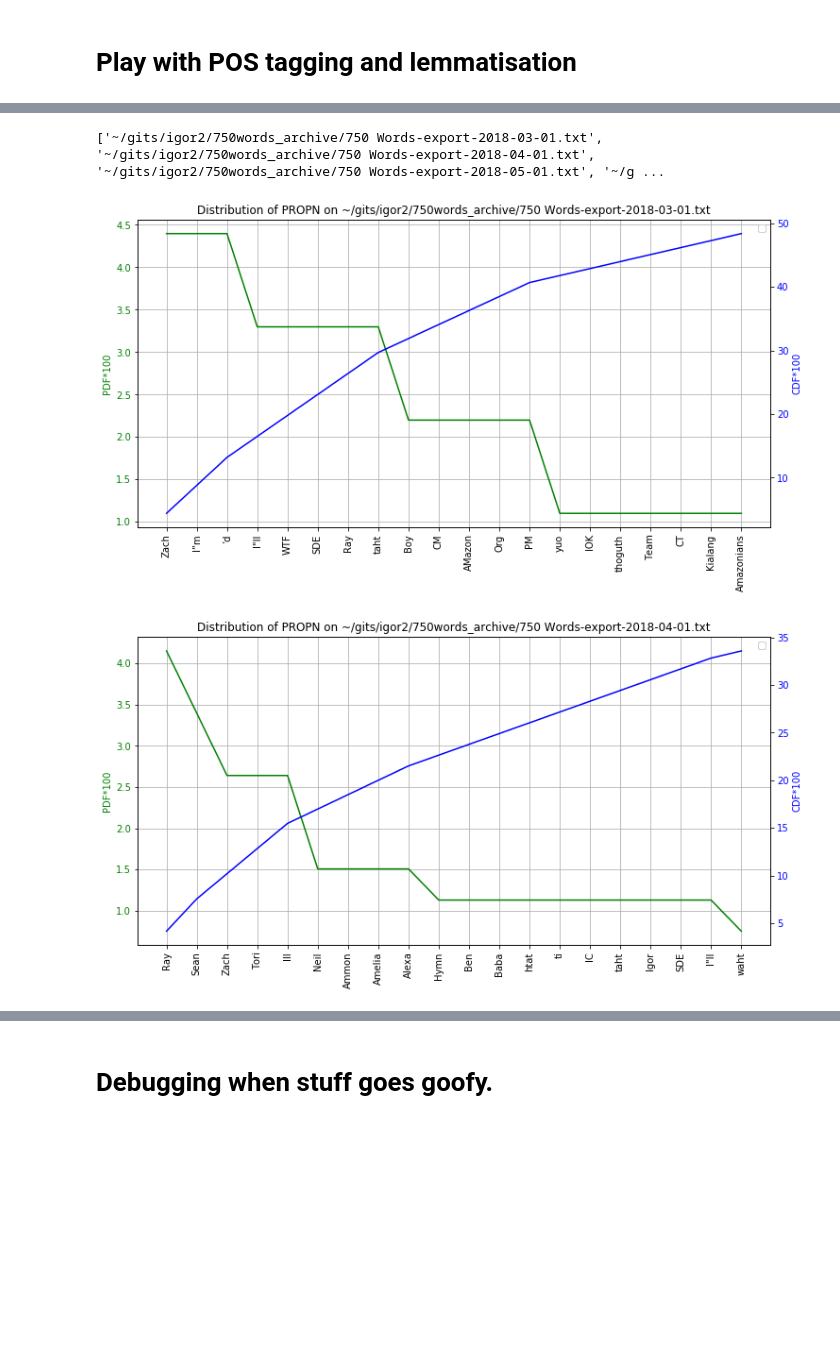
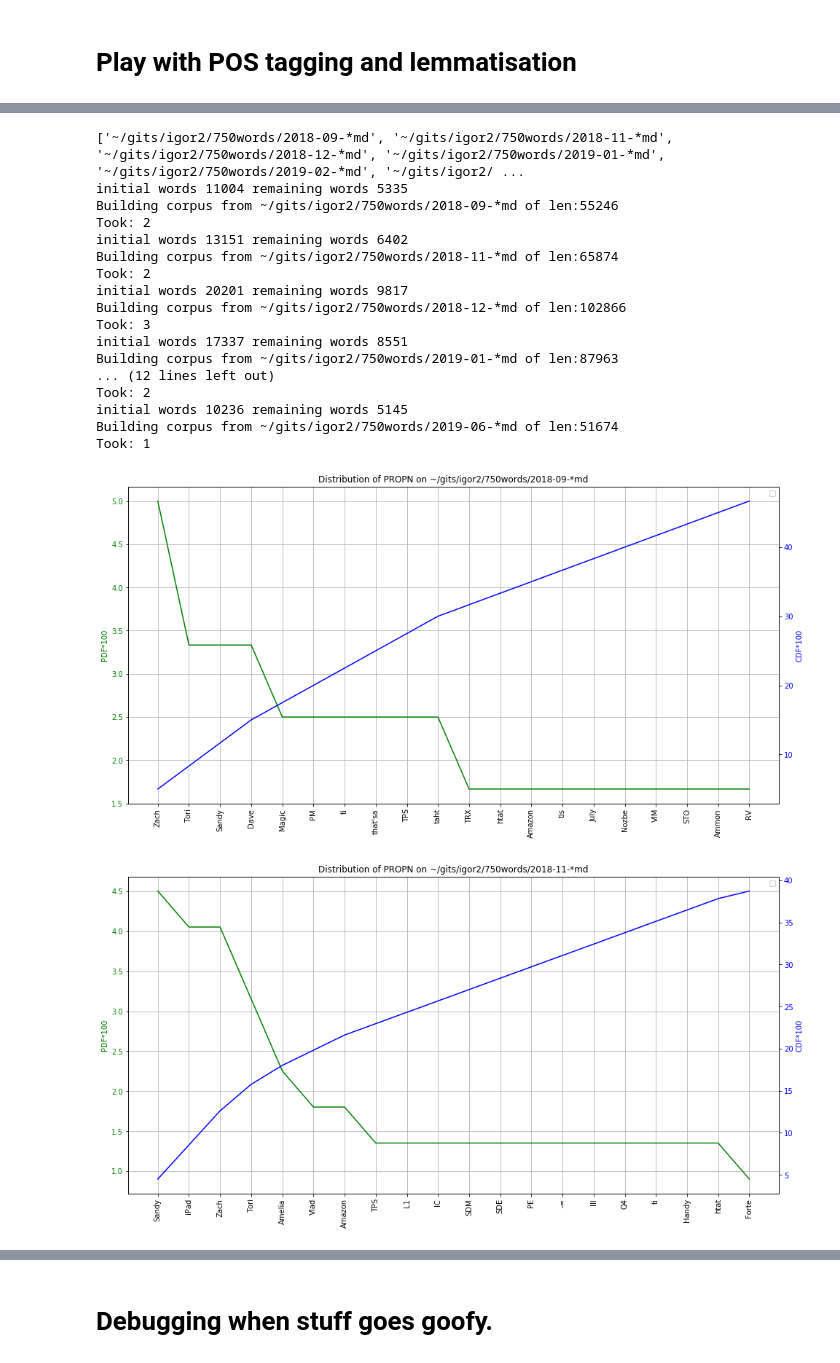
Before and after one commit to idvorkin/jupyter, a Jupyter notebook: PlayNLP.ipynb, the cells around one changed output, grey strips where cells are left out. Drawn from its saved outputs; the diff is of its cells as text; code cells hidden in the pictures; blank space fills up the shorter version.

Commit message:
Support typos, and add more corpus

```diff
--- a/PlayNLP.ipynb
+++ b/PlayNLP.ipynb
@@ -250,7 +276,7 @@ def GetInterestingForCorpusPath(corpus_path: str, pos: str = "NOUN VERB ADJ ADV"
 # %%
-corpus_paths_months_2019 = [
+
+corpus_paths_months_trailing = [
     "~/gits/igor2/750words/2018-09-*md",
-    "~/gits/igor2/750words/2018-10-*md",
     "~/gits/igor2/750words/2018-11-*md",
     "~/gits/igor2/750words/2018-12-*md",
     "~/gits/igor2/750words/2019-01-*md",
@@ -258,37 +284,69 @@ corpus_paths_months_2019 = [
     "~/gits/igor2/750words/2019-03-*md",
     "~/gits/igor2/750words/2019-04-*md",
     "~/gits/igor2/750words/2019-05*md",
     "~/gits/igor2/750words/2019-06-*md",
 ]
 
+corpus_paths_months_2019 = [
+    "~/gits/igor2/750words/2019-01-*md",
+    "~/gits/igor2/750words/2019-02-*md",
+    "~/gits/igor2/750words/2019-03-*md",
+    "~/gits/igor2/750words/2019-04-*md",
+    "~/gits/igor2/750words/2019-05*md",
+    "~/gits/igor2/750words/2019-06-*md",
+]
+
+# Note 2018-10 is crappy, remove it.
+#    "~/gits/igor2/750words/2018-10-*md",
+
 #Words-export-2018-03-01.txt
 # 750 Words-export-2019-06-01.txt
-# I didn't really write in 2018 Jan/Feb
+# I didn't really write in 2018 Jan/Feb/October
+# "~/gits/igor2/750words/2018-10-*md",
+
 corpus_paths_months_2018 =  [f"~/gits/igor2/750words_archive/750 Words-export-2018-0{i}-01.txt" for i in range(3,8)] +  [
     "~/gits/igor2/750words/2018-09-*md",
-    "~/gits/igor2/750words/2018-10-*md",
     "~/gits/igor2/750words/2018-11-*md",
     "~/gits/igor2/750words/2018-12-*md",
     ]
-print (corpus_paths_months_2018)
 
 corpus_paths_years = [
     "~/gits/igor2/750words_archive/*2012*txt",
     "~/gits/igor2/750words_archive/*2013*txt",
     "~/gits/igor2/750words_archive/*2014*txt",
     "~/gits/igor2/750words_archive/*2015*txt",
     "~/gits/igor2/750words_archive/*2016*txt",
     "~/gits/igor2/750words_archive/*2017*txt",
     "~/gits/igor2/750words_archive/*2018*txt",
     "~/gits/igor2/750words/2018*md",
     "~/gits/igor2/750words/2019-*md",
 ]
 
+# TODO: Add a pass to remove things with insufficient words.
+
 corpus_paths = corpus_paths_years
-corpus_paths = corpus_paths_months_2018
+#corpus_paths = corpus_paths_months_2018 + corpus_paths_months_2019
+corpus_paths = corpus_paths_months_trailing
+print (corpus_paths)
 for c in corpus_paths:
     GraphScratchForCorpus(c, pos="PROPN")
 # %% [output]
-['~/gits/igor2/750words_archive/750 Words-export-2018-03-01.txt', '~/gits/igor2/750words_archive/750 Words-export-2018-04-01.txt', '~/gits/igor2/750words_archive/750 Words-export-2018-05-01.txt', '~/g ...
+['~/gits/igor2/750words/2018-09-*md', '~/gits/igor2/750words/2018-11-*md', '~/gits/igor2/750words/2018-12-*md', '~/gits/igor2/750words/2019-01-*md', '~/gits/igor2/750words/2019-02-*md', '~/gits/igor2/ ...
+initial words 11004 remaining words 5335
+Building corpus from ~/gits/igor2/750words/2018-09-*md of len:55246
+Took: 2
+initial words 13151 remaining words 6402
+Building corpus from ~/gits/igor2/750words/2018-11-*md of len:65874
+Took: 2
+initial words 20201 remaining words 9817
+Building corpus from ~/gits/igor2/750words/2018-12-*md of len:102866
+Took: 3
+initial words 17337 remaining words 8551
+Building corpus from ~/gits/igor2/750words/2019-01-*md of len:87963
+... (12 lines left out)
+Took: 2
+initial words 10236 remaining words 5145
+Building corpus from ~/gits/igor2/750words/2019-06-*md of len:51674
+Took: 1
-[figure, old version]
+[figure, new version]
-[figure, old version]
+[figure, new version]
```
Also changed, not shown: parts of 7 cells of this notebook, 1 other file.
